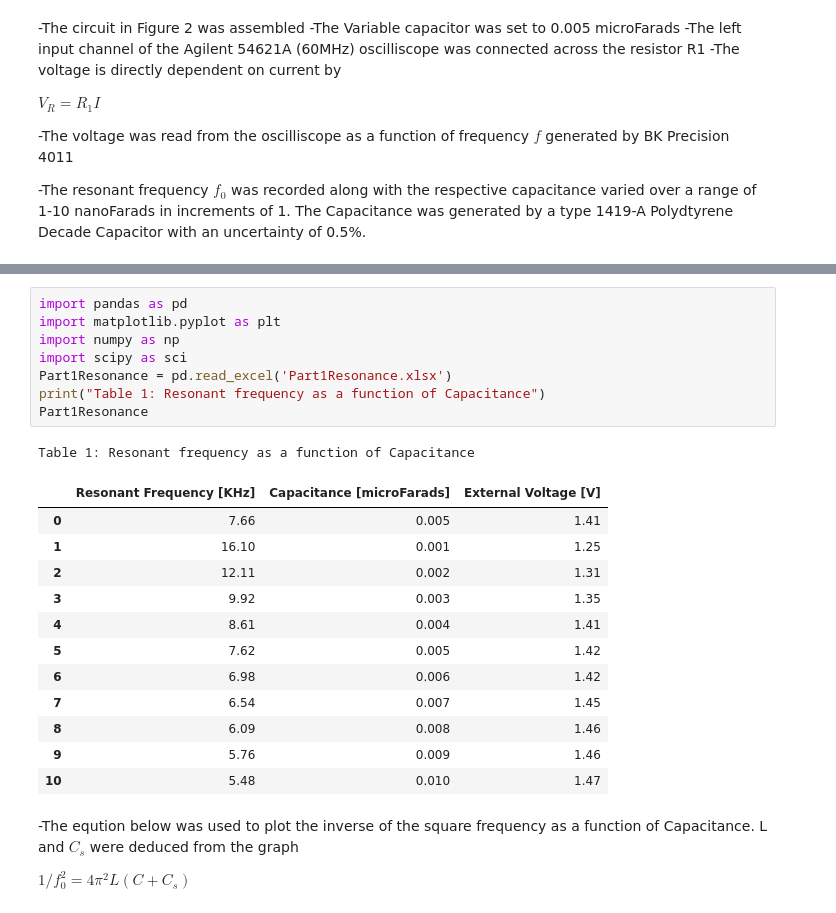
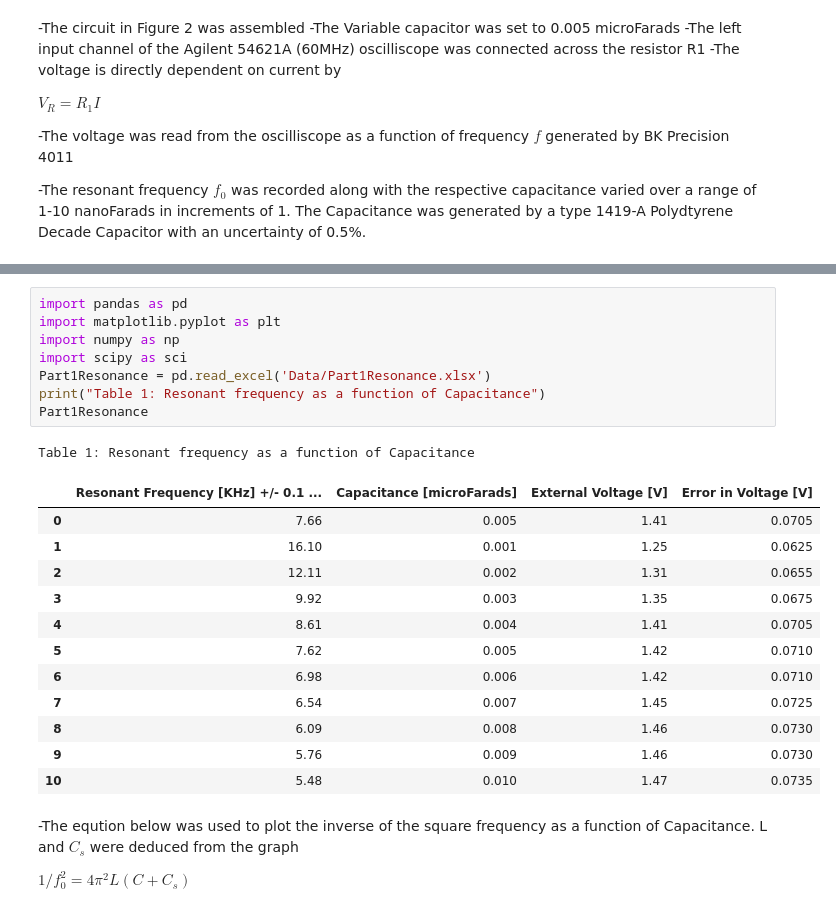
Before and after one commit to ReckoningReckoner/ENPHYS253, a Jupyter notebook: Lab7/labbook.ipynb, the cells around one changed output, grey strips where cells are left out. Saved outputs shown, nothing was run; the diff lists cells and outputs as text.

```diff
--- a/Lab7/labbook.ipynb
+++ b/Lab7/labbook.ipynb
@@ -19,25 +19,25 @@ $V_{R}=R_{1}I$
 # %%
 import pandas as pd
 import matplotlib.pyplot as plt
 import numpy as np
 import scipy as sci
-Part1Resonance = pd.read_excel('Part1Resonance.xlsx')
+Part1Resonance = pd.read_excel('Data/Part1Resonance.xlsx')
 print("Table 1: Resonant frequency as a function of Capacitance")
 Part1Resonance
 # %% [output]
 Table 1: Resonant frequency as a function of Capacitance
-|  | Resonant Frequency [KHz] | Capacitance [microFarads] | External Voltage [V] |
-| 0 | 7.66 | 0.005 | 1.41 |
-| 1 | 16.10 | 0.001 | 1.25 |
-| 2 | 12.11 | 0.002 | 1.31 |
-| 3 | 9.92 | 0.003 | 1.35 |
-| 4 | 8.61 | 0.004 | 1.41 |
-| 5 | 7.62 | 0.005 | 1.42 |
-| 6 | 6.98 | 0.006 | 1.42 |
-| 7 | 6.54 | 0.007 | 1.45 |
-| 8 | 6.09 | 0.008 | 1.46 |
-| 9 | 5.76 | 0.009 | 1.46 |
-| 10 | 5.48 | 0.010 | 1.47 |
+|  | Resonant Frequency [KHz] +/- 0.1 ... | Capacitance [microFarads] | External Voltage [V] | Error in Voltage [V] |
+| 0 | 7.66 | 0.005 | 1.41 | 0.0705 |
+| 1 | 16.10 | 0.001 | 1.25 | 0.0625 |
+| 2 | 12.11 | 0.002 | 1.31 | 0.0655 |
+| 3 | 9.92 | 0.003 | 1.35 | 0.0675 |
+| 4 | 8.61 | 0.004 | 1.41 | 0.0705 |
+| 5 | 7.62 | 0.005 | 1.42 | 0.0710 |
+| 6 | 6.98 | 0.006 | 1.42 | 0.0710 |
+| 7 | 6.54 | 0.007 | 1.45 | 0.0725 |
+| 8 | 6.09 | 0.008 | 1.46 | 0.0730 |
+| 9 | 5.76 | 0.009 | 1.46 | 0.0730 |
+| 10 | 5.48 | 0.010 | 1.47 | 0.0735 |
 # %% [markdown]
 -The eqution below was used to plot the inverse of the square frequency as a function of Capacitance. L and $C_{s}$ were deduced from the graph
 
```
Also changed, not shown: parts of 11 cells of this notebook, 16 other files.
